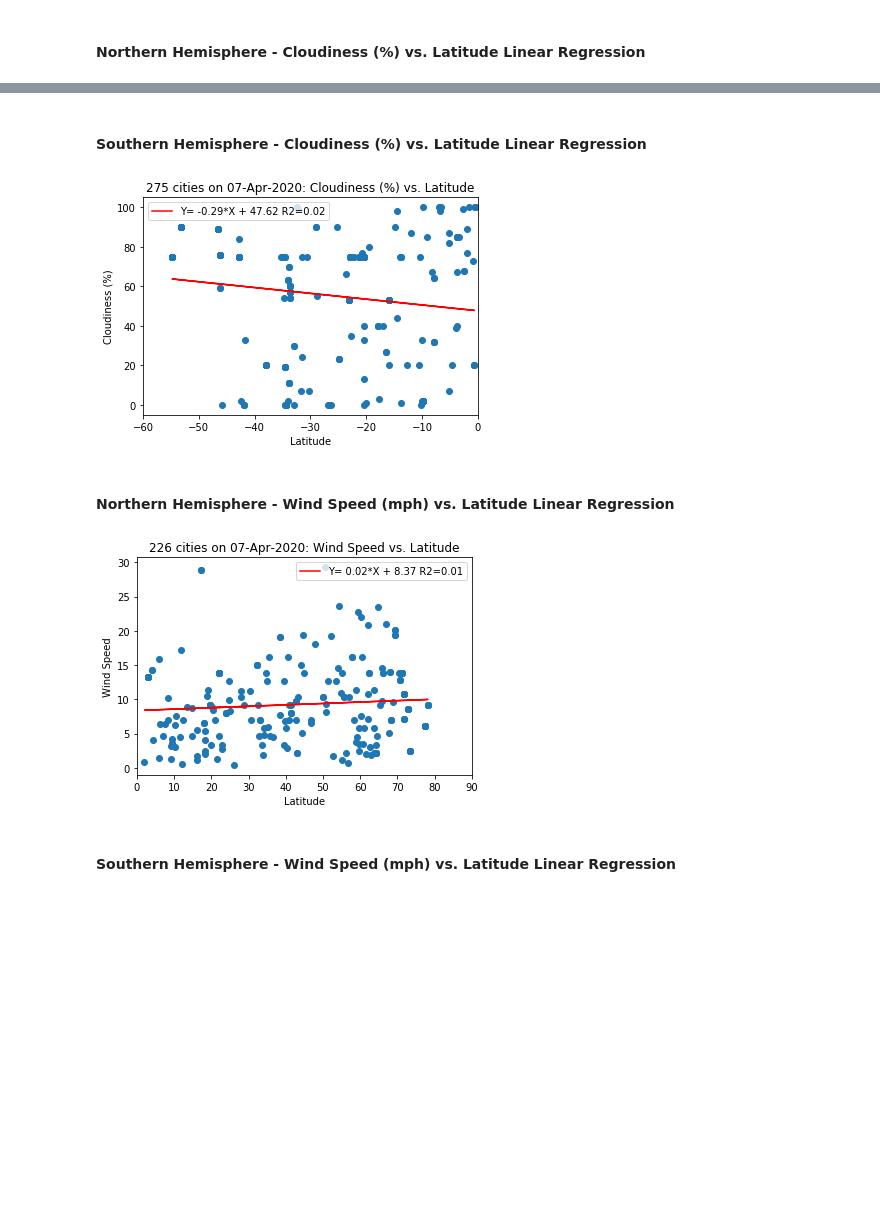
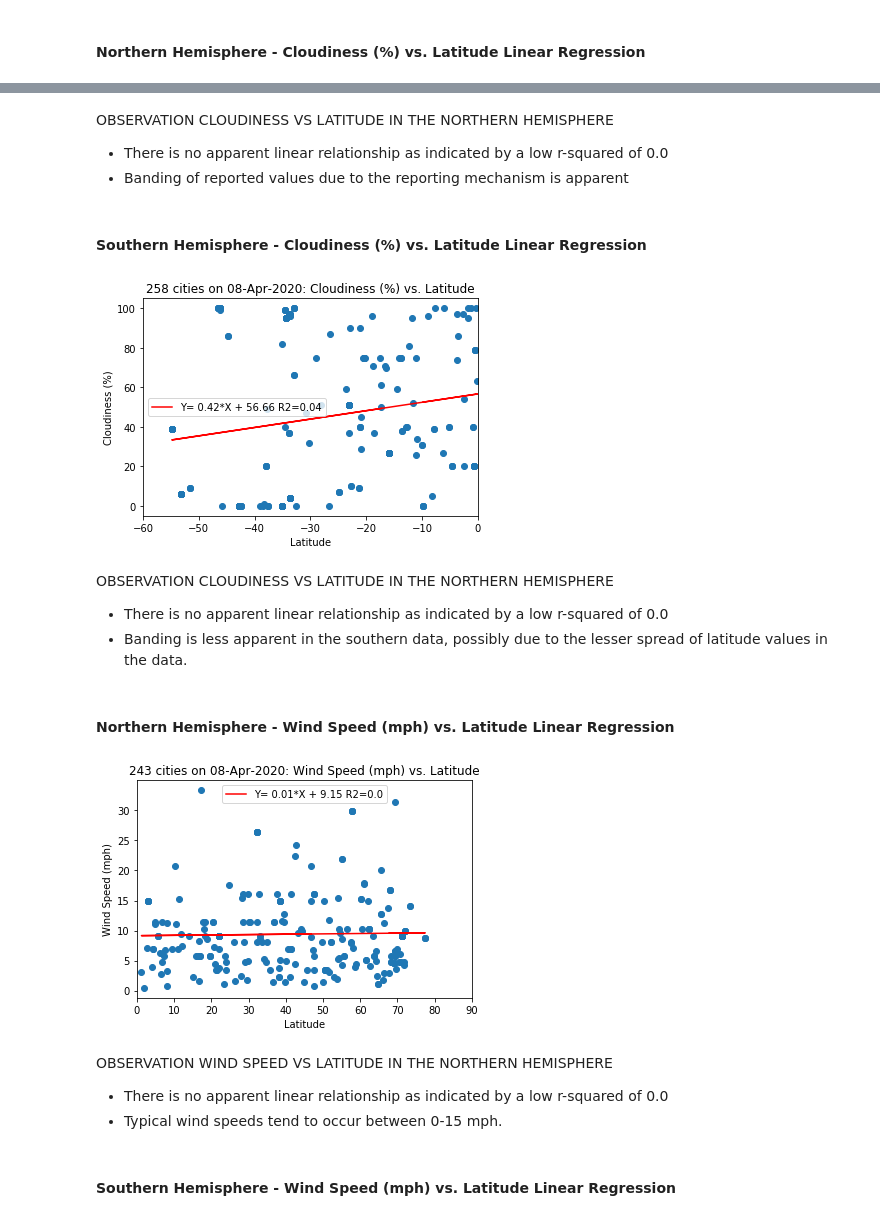
Before and after one commit to Terrence-Cummings/python-api-challenge, a Jupyter notebook: WeatherPy/WeatherPy_v3.ipynb, the cells around one changed output, grey strips where cells are left out. Saved outputs shown, nothing was run; the diff lists cells and outputs as text; code cells hidden in the pictures; blank space fills up the shorter version.

Commit message:
WeatherPy FINAL

```diff
--- a/WeatherPy/WeatherPy_v3.ipynb
+++ b/WeatherPy/WeatherPy_v3.ipynb
@@ -57,7 +57,7 @@ city_longitude=[]
 #How many cities do you want to plot?
 target_city_count = 501
 
-#Set counter to test if we have found the requested number of cities that are in citypy, OpenWeather, and with humidity<=100
+#Set counter to test if we have found the requested number of cities that are in citypy, OpenWeather, and with humidity<=100. This ensures the final city list will meet the target number precisely.
 big_city_count = 0
 while big_city_count<target_city_count:
     #Get a random lat long coordinate
@@ -75,6 +75,9 @@ while big_city_count<target_city_count:
         response = res.json()
         #Check for humidity not over 100 as per instructions
         if response['main']['humidity']<=100:
+            #Print the city ID and name as they are being processed to show progress
+            cityid=response['id']
+            print(f'{cityid} {city}')
             #Append all the necessary data to lists
             cities.append(city)
             countries.append(country)
@@ -118,7 +121,6 @@ south_city_data = city_data.loc[city_data['Act Lat']<0]
 
 #Control check output
 print('The total number of cities added is '+str(len(city_data)))
-print(city_data.head())
 
 #Export the City_Data and Clean_city_data into csv's
 city_data.to_csv(output_data_file)
@@ -250,3 +297,7 @@ plt.show()
+# %% [markdown]
+OBSERVATION CLOUDINESS VS LATITUDE IN THE NORTHERN HEMISPHERE
+- There is no apparent linear relationship as indicated by a low r-squared of 0.0
+- Banding of reported values due to the reporting mechanism is apparent
 # %% [markdown]
 ####  Southern Hemisphere - Cloudiness (%) vs. Latitude Linear Regression
 # %%
@@ -254,15 +305,23 @@ graph1, graph2, png_file = get_line(south_city_data['Act Lat'], south_city_data[
 plt.savefig(png_file)
 plt.show()
 # %% [output]
-[figure, old version]
+[figure, new version]
+# %% [markdown]
+OBSERVATION CLOUDINESS VS LATITUDE IN THE NORTHERN HEMISPHERE
+- There is no apparent linear relationship as indicated by a low r-squared of 0.0
+- Banding is less apparent in the southern data, possibly due to the lesser spread of latitude values in the data.
 # %% [markdown]
 ####  Northern Hemisphere - Wind Speed (mph) vs. Latitude Linear Regression
 # %%
-graph1, graph2, png_file = get_line(north_city_data['Act Lat'], north_city_data['Wind Speed'], 'Latitude', 'Wind Speed', True)
+graph1, graph2, png_file = get_line(north_city_data['Act Lat'], north_city_data['Wind Speed'], 'Latitude', 'Wind Speed (mph)', True)
 plt.savefig(png_file)
 plt.show()
 # %% [output]
-[figure, old version]
+[figure, new version]
+# %% [markdown]
+OBSERVATION WIND SPEED VS LATITUDE IN THE NORTHERN HEMISPHERE
+- There is no apparent linear relationship as indicated by a low r-squared of 0.0
+- Typical wind speeds tend to occur between 0-15 mph.
 # %% [markdown]
 ####  Southern Hemisphere - Wind Speed (mph) vs. Latitude Linear Regression
 # %%
```
Also changed, not shown: parts of 23 cells of this notebook, 16 other files.
